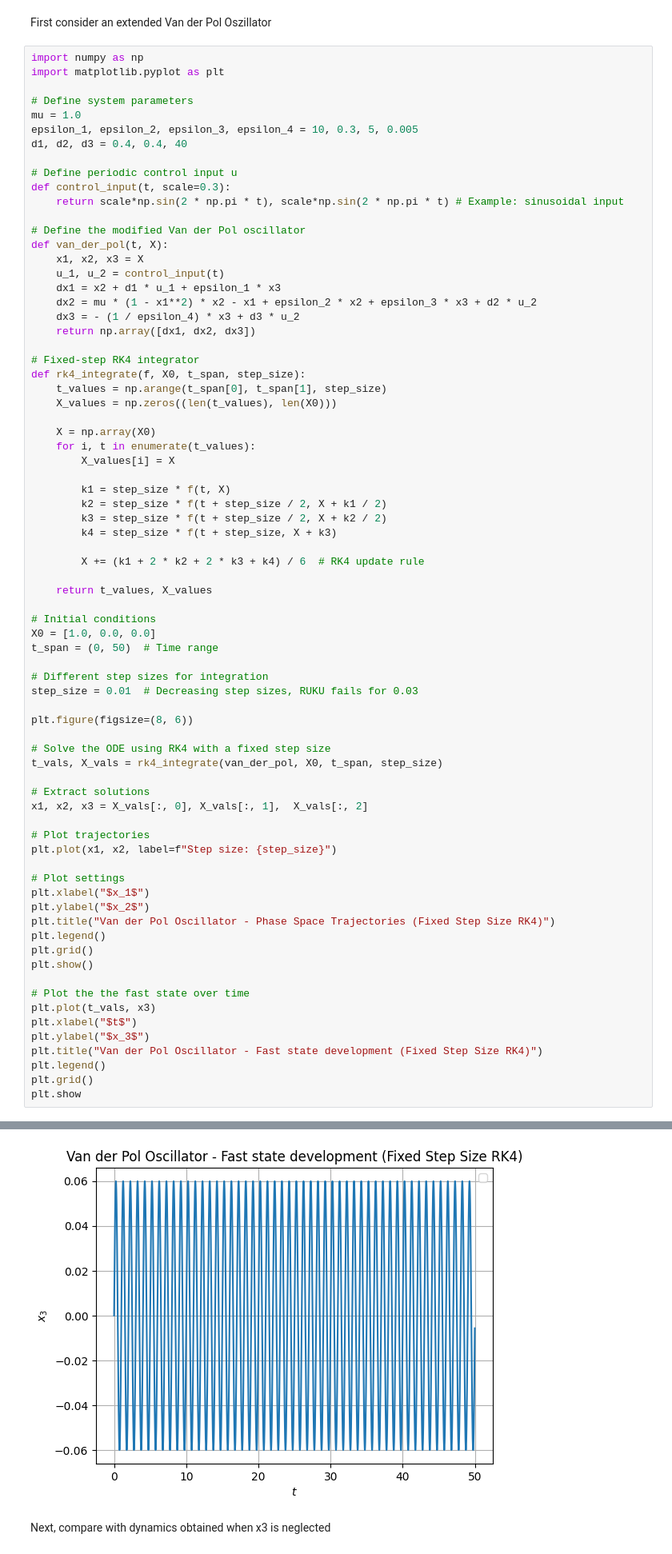
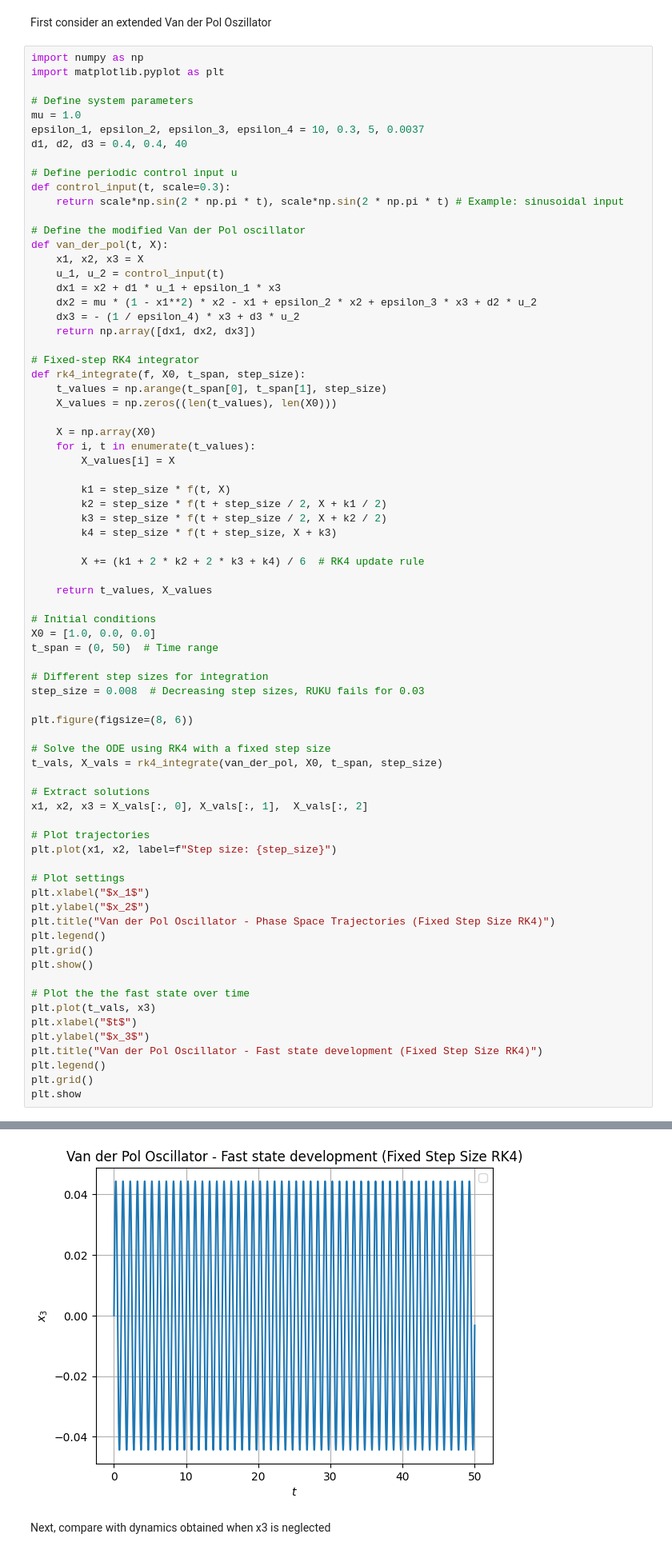
Before and after one commit to l-m-schroth/multi_fidelity_MPC_slow_fast, a Jupyter notebook: Van_der_pol_toy_problem.ipynb, the cells around one changed output, grey strips where cells are left out. Shown at 80% size. Saved outputs shown, nothing was run; the diff lists cells and outputs as text.

```diff
--- a/Van_der_pol_toy_problem.ipynb
+++ b/Van_der_pol_toy_problem.ipynb
@@ -6,7 +6,7 @@ import matplotlib.pyplot as plt
 
 # Define system parameters
 mu = 1.0
-epsilon_1, epsilon_2, epsilon_3, epsilon_4 = 10, 0.3, 5, 0.005
+epsilon_1, epsilon_2, epsilon_3, epsilon_4 = 10, 0.3, 5, 0.0037
 d1, d2, d3 = 0.4, 0.4, 40
 
 # Define periodic control input u
@@ -45,7 +45,7 @@ X0 = [1.0, 0.0, 0.0]
 t_span = (0, 50)  # Time range
 
 # Different step sizes for integration
-step_size = 0.01  # Decreasing step sizes, RUKU fails for 0.03
+step_size = 0.008  # Decreasing step sizes, RUKU fails for 0.03
 
 plt.figure(figsize=(8, 6))
 
@@ -79,5 +79,5 @@ plt.show
 <function matplotlib.pyplot.show(close=None, block=None)>
-[figure, old version]
+[figure, new version]
 # %% [markdown]
 Next, compare with dynamics obtained when x3 is neglected
 # %%
```
Also changed, not shown: parts of 4 cells of this notebook, 10 other files.
